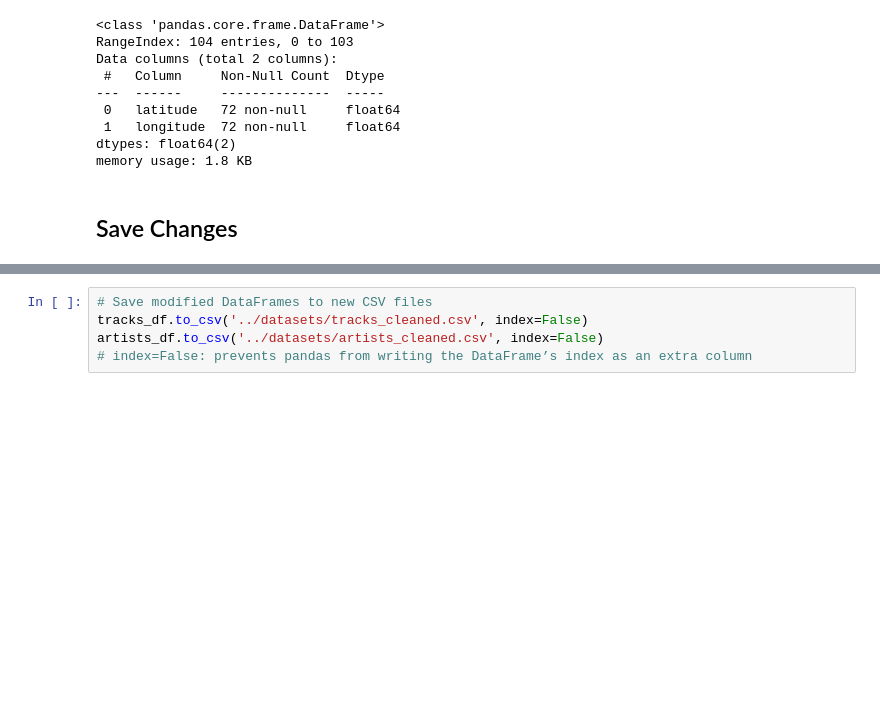
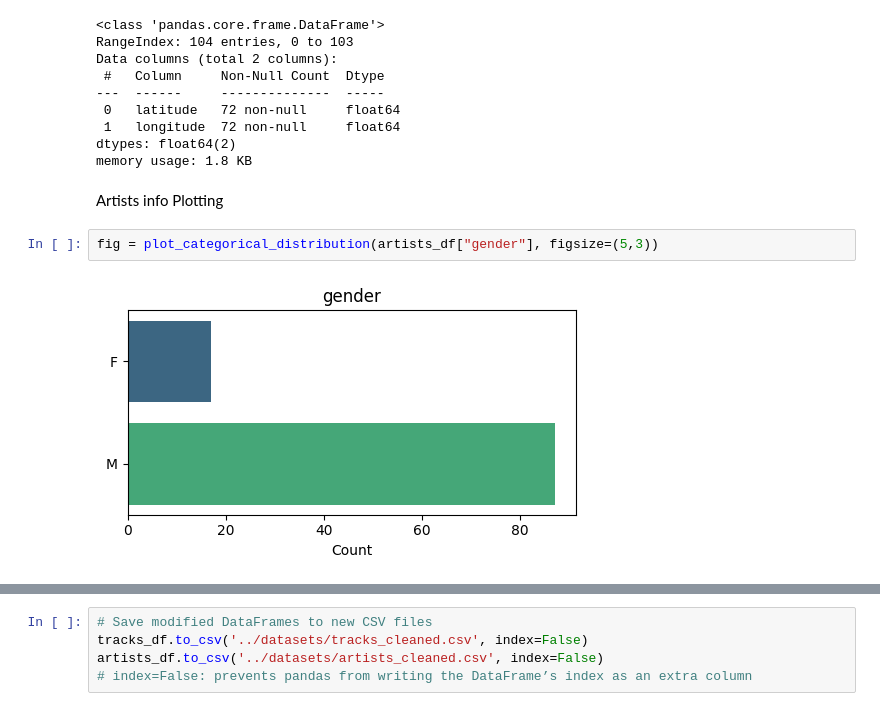
Before and after one commit to abderrahmane-salmi/UNIPI-Data-Mining-Project, a Jupyter notebook: task1/01_data_understanding.ipynb, the cells around one changed output, grey strips where cells are left out. Saved outputs shown, nothing was run; the diff lists cells and outputs as text; blank space fills up the shorter version.

Commit message:
added artists plots

```diff
--- a/task1/01_data_understanding.ipynb
+++ b/task1/01_data_understanding.ipynb
@@ -625,5 +593,9 @@ Data columns (total 2 columns):
  1   longitude  72 non-null     float64
 dtypes: float64(2)
 memory usage: 1.8 KB
-# %% [markdown]
-## Save Changes
+# %% [markdown]
+Artists info Plotting
+# %%
+fig = plot_categorical_distribution(artists_df["gender"], figsize=(5,3))
+# %% [output]
+[figure, added]
```
Also changed, not shown: parts of 11 cells of this notebook, 45 other files.
